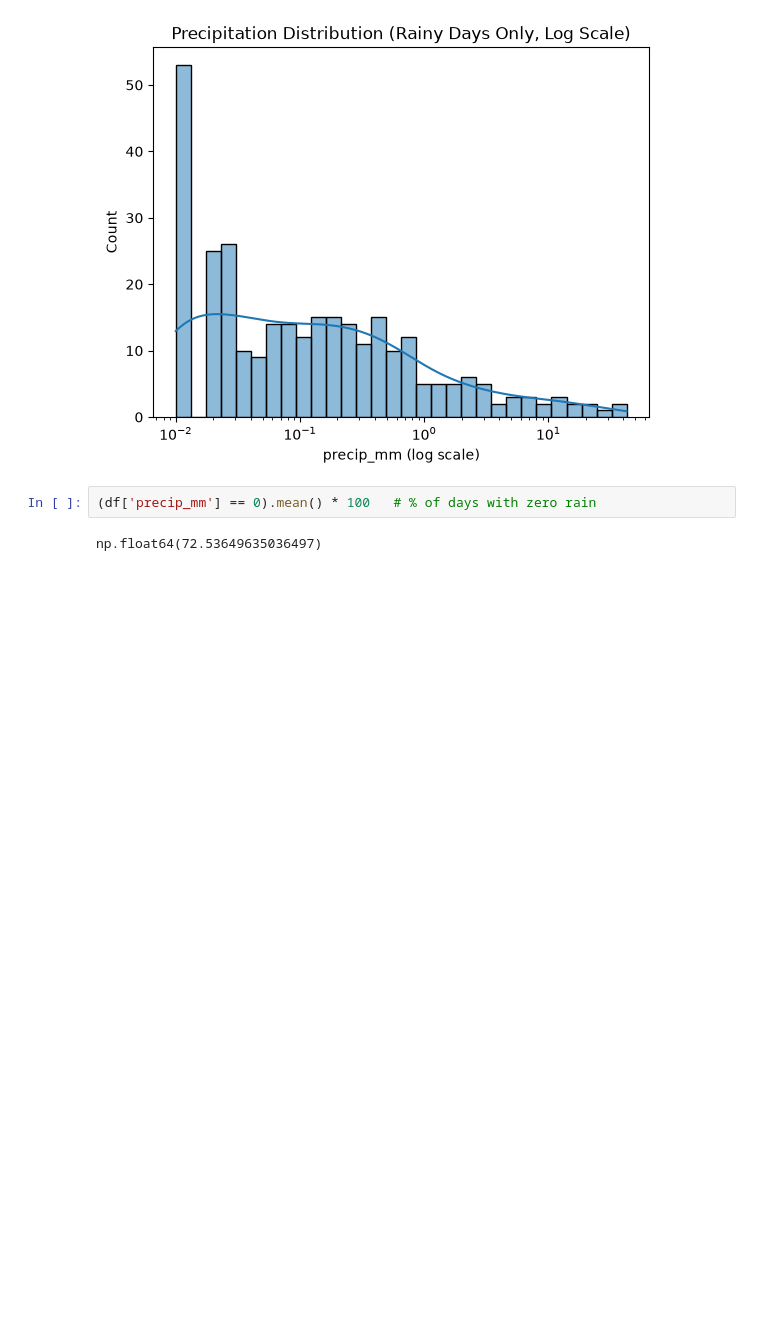
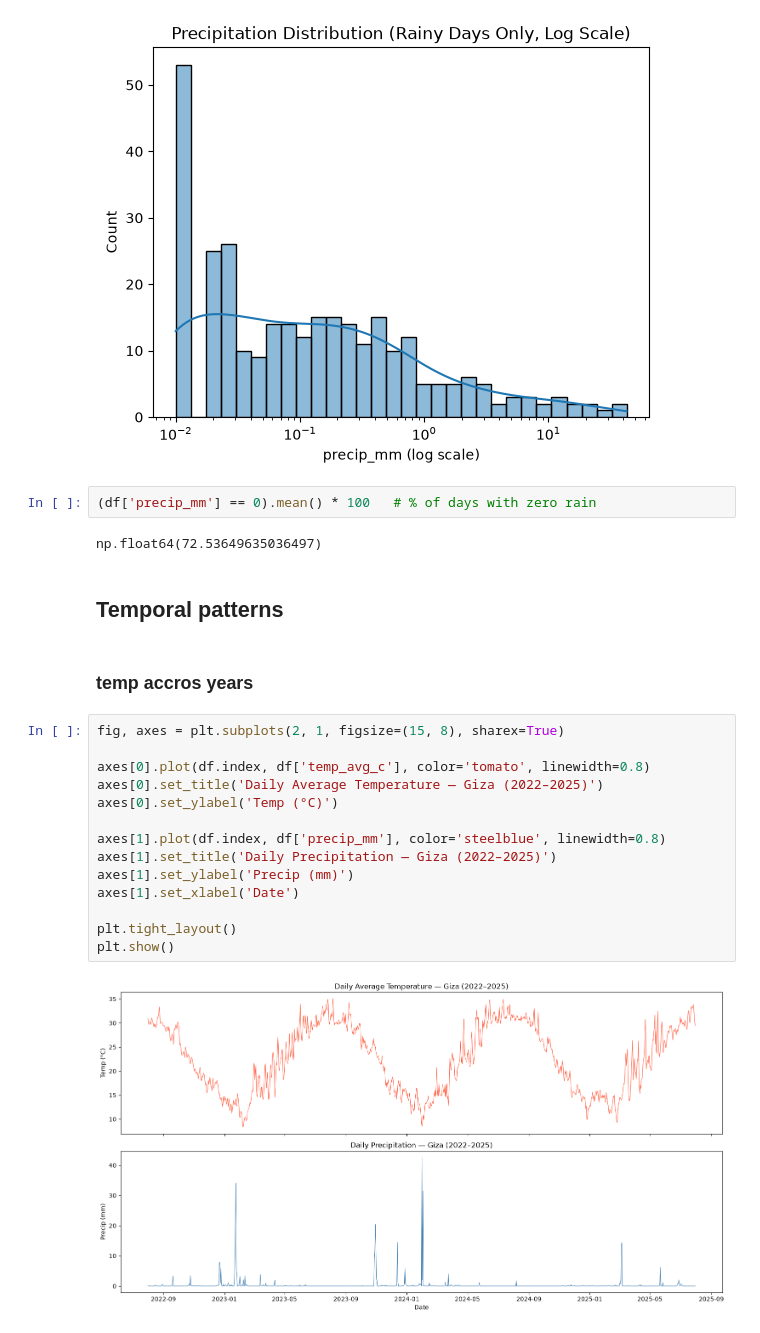
Before and after one commit to ammar-abdelghany30/Weather-Time-Series-Forecasting, a Jupyter notebook: Notebooks/WeatherData_EDA.ipynb, the cells around one changed output. Saved outputs shown, nothing was run; the diff lists cells and outputs as text; blank space fills up the shorter version.

```diff
--- a/Notebooks/WeatherData_EDA.ipynb
+++ b/Notebooks/WeatherData_EDA.ipynb
@@ -103,3 +112,23 @@ plt.show()
 (df['precip_mm'] == 0).mean() * 100   # % of days with zero rain
 # %% [output]
 np.float64(72.53649635036497)
+# %% [markdown]
+## Temporal patterns
+# %% [markdown]
+### temp accros years
+# %%
+fig, axes = plt.subplots(2, 1, figsize=(15, 8), sharex=True)
+
+axes[0].plot(df.index, df['temp_avg_c'], color='tomato', linewidth=0.8)
+axes[0].set_title('Daily Average Temperature — Giza (2022–2025)')
+axes[0].set_ylabel('Temp (°C)')
+
+axes[1].plot(df.index, df['precip_mm'], color='steelblue', linewidth=0.8)
+axes[1].set_title('Daily Precipitation — Giza (2022–2025)')
+axes[1].set_ylabel('Precip (mm)')
+axes[1].set_xlabel('Date')
+
+plt.tight_layout()
+plt.show()
+# %% [output]
+[figure, added]
```
Also changed, not shown: parts of 24 cells of this notebook.
